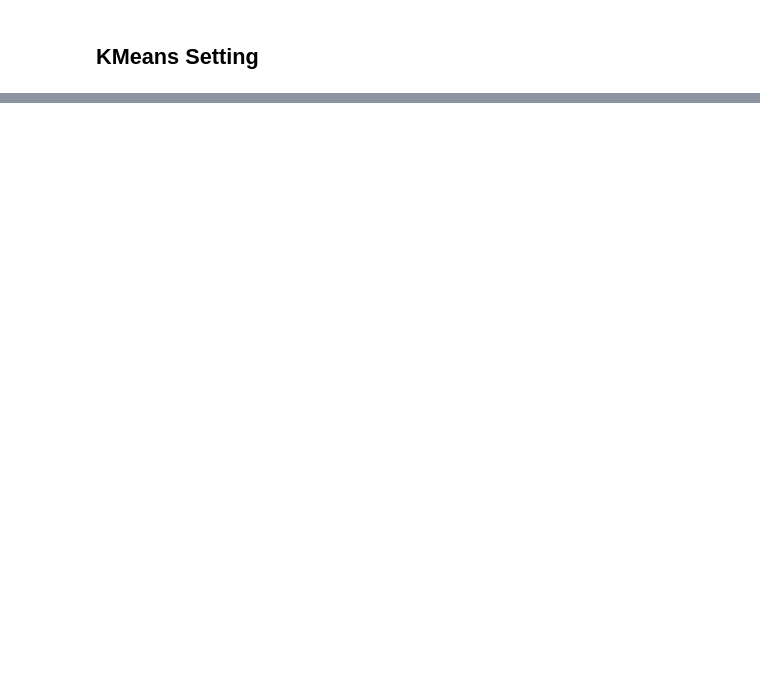
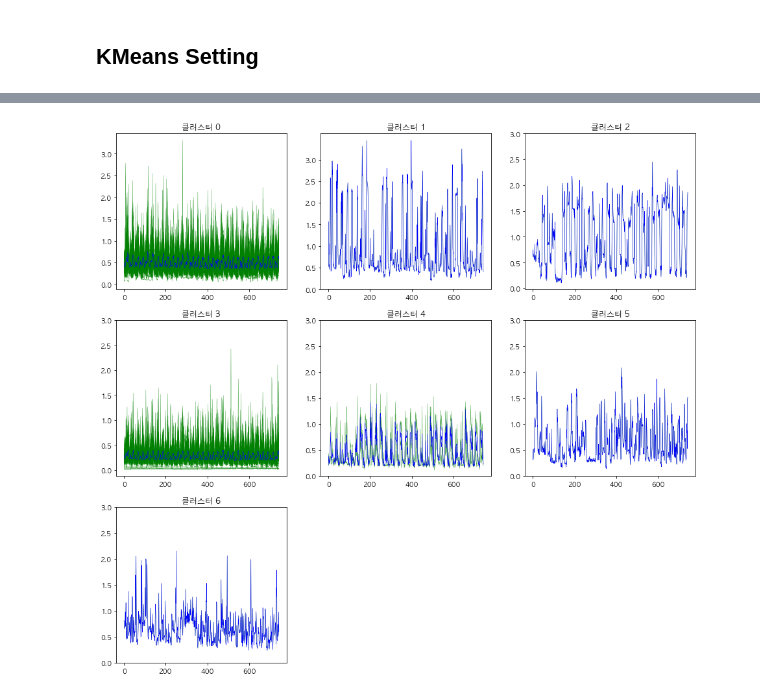
Before and after one commit to formegusto/distribution-public-fee, a Jupyter notebook: pt3.그룹별 (Pattern Based) 가격분배 kmeans vs kmeans++.ipynb, the cells around one changed output, grey strips where cells are left out. Drawn from its saved outputs; the diff is of its cells as text; code cells hidden in the pictures; blank space fills up the shorter version.

```diff
--- a/pt3.그룹별 (Pattern Based) 가격분배 kmeans vs kmeans++.ipynb
+++ b/pt3.그룹별 (Pattern Based) 가격분배 kmeans vs kmeans++.ipynb
@@ -95,0 +97,4 @@ print(np.where(pd.Series(kmeans_2.labels_).value_counts().values == 1)[0].size)
+# %%
+kmeans_2.draw_plot()
+# %% [output]
+[figure, added]
```
Also changed, not shown: parts of 5 cells of this notebook, 2 other files.
